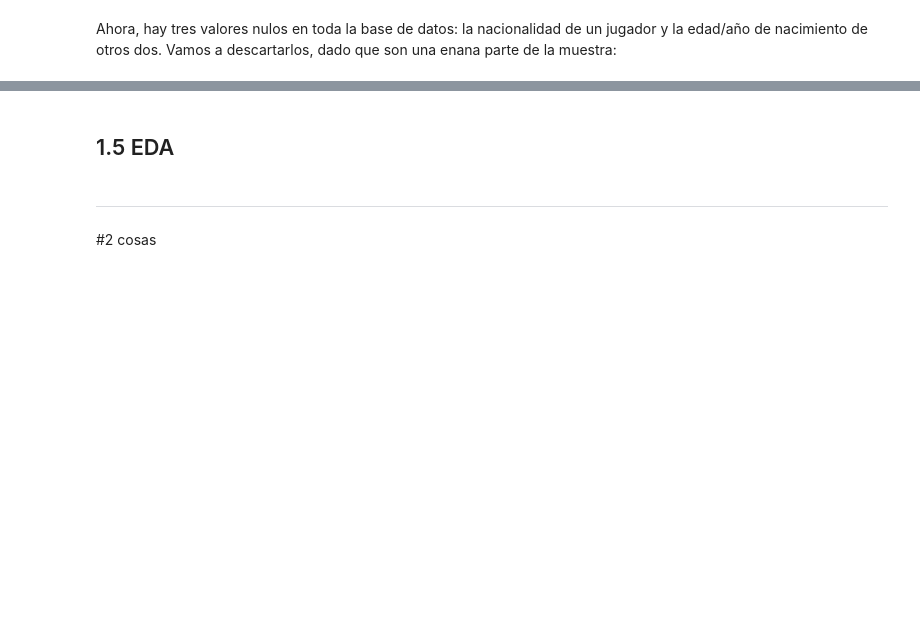
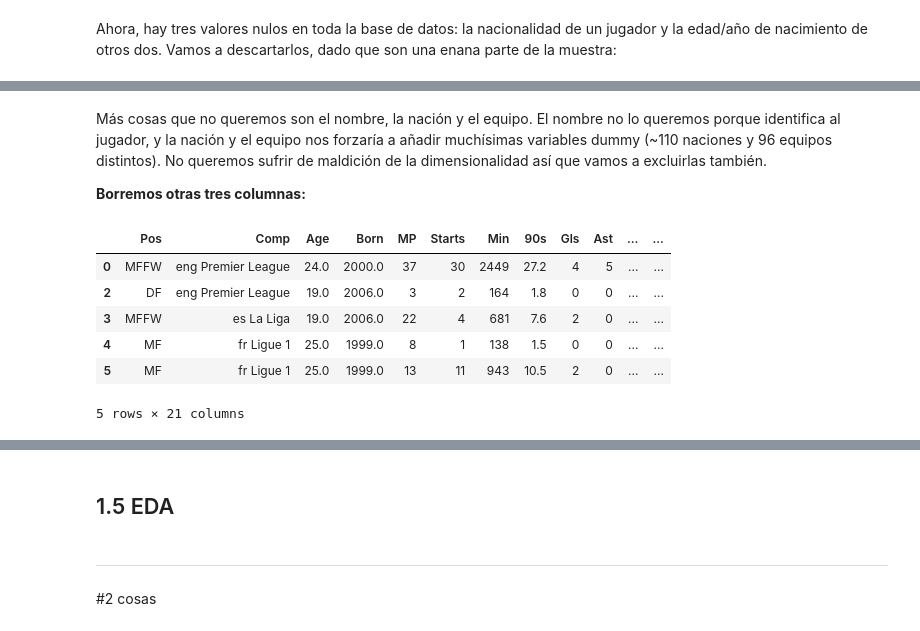
Before and after one commit to alexalvrz-yeah/Proyecto-Fusball, a Jupyter notebook: notebooks/fussball.ipynb, the cells around one changed output, grey strips where cells are left out. Saved outputs shown, nothing was run; the diff lists cells and outputs as text; code cells hidden in the pictures; blank space fills up the shorter version.

```diff
--- a/notebooks/fussball.ipynb
+++ b/notebooks/fussball.ipynb
@@ -75,3 +62,0 @@ Un dato más que no nos sirve es _Rk_, un dato usado dentro de la página web pa
-# %%
-df = df.drop(columns=['Rk', 'Matches', '-9999'])
-df.head()
@@ -252,0 +230,3 @@ Quedan 2287 jugadores tras eliminar los valores nulos.
+# %%
+df_filtrado = df_filtrado.drop(columns=['Rk', 'Matches', '-9999'])
+df_filtrado.head()
@@ -252,0 +241,15 @@ Quedan 2287 jugadores tras eliminar los valores nulos.
+# %% [markdown]
+Más cosas que no queremos son el nombre, la nación y el equipo. El nombre no lo queremos porque identifica al jugador, y la nación y el equipo nos forzaría a añadir muchísimas variables dummy (~110 naciones y 96 equipos distintos). No queremos sufrir de maldición de la dimensionalidad así que vamos a excluirlas también.
+
+**Borremos otras tres columnas:**
+# %%
+df_filtrado = df_filtrado.drop(columns=['Player', 'Nation', 'Squad'])
+df_filtrado.head()
+# %% [output]
+|  | Pos | Comp | Age | Born | MP | Starts | Min | 90s | Gls | Ast | ... | ... |
+| 0 | MFFW | eng Premier League | 24.0 | 2000.0 | 37 | 30 | 2449 | 27.2 | 4 | 5 | ... | ... |
+| 2 | DF | eng Premier League | 19.0 | 2006.0 | 3 | 2 | 164 | 1.8 | 0 | 0 | ... | ... |
+| 3 | MFFW | es La Liga | 19.0 | 2006.0 | 22 | 4 | 681 | 7.6 | 2 | 0 | ... | ... |
+| 4 | MF | fr Ligue 1 | 25.0 | 1999.0 | 8 | 1 | 138 | 1.5 | 0 | 0 | ... | ... |
+| 5 | MF | fr Ligue 1 | 25.0 | 1999.0 | 13 | 11 | 943 | 10.5 | 2 | 0 | ... | ... |
+5 rows × 21 columns
```
Also changed, not shown: parts of 25 cells of this notebook.
